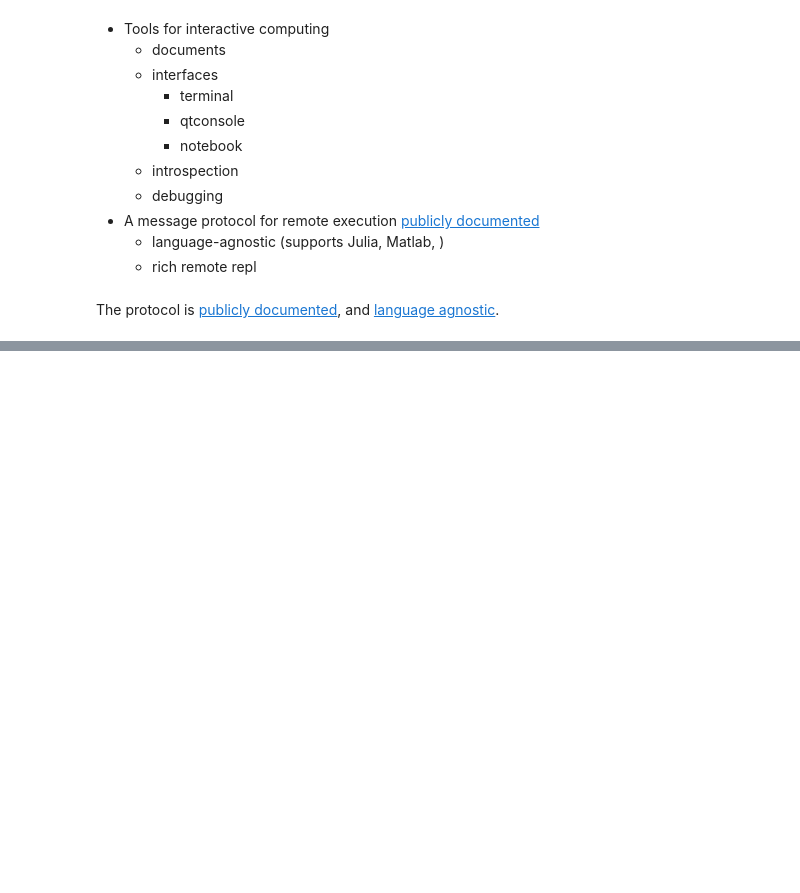
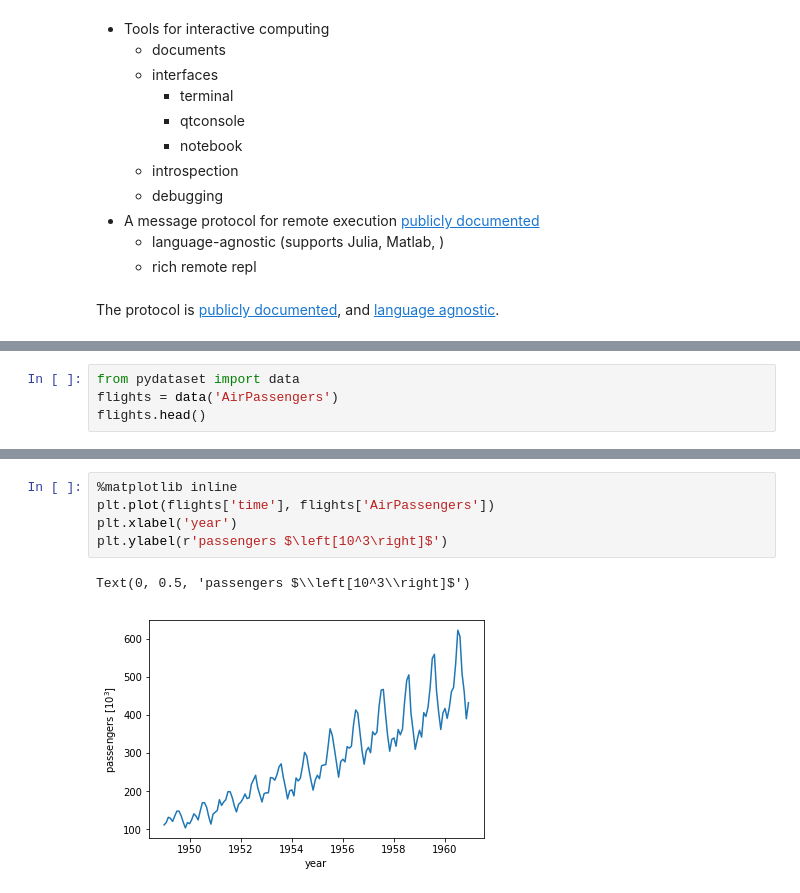
Before and after one commit to lardellin/didactic-bassoon, a Jupyter notebook: Introduction.ipynb, the cells around one changed output, grey strips where cells are left out. Drawn from its saved outputs; the diff is of its cells as text; blank space fills up the shorter version.

```diff
--- a/Introduction.ipynb
+++ b/Introduction.ipynb
@@ -237,0 +395,4 @@ def sum_of_lists(N):
+# %%
+from pydataset import data
+flights = data('AirPassengers')
+flights.head()
@@ -237,0 +406,8 @@ def sum_of_lists(N):
+# %%
+%matplotlib inline
+plt.plot(flights['time'], flights['AirPassengers'])
+plt.xlabel('year')
+plt.ylabel(r'passengers $\left[10^3\right]$')
+# %% [output]
+Text(0, 0.5, 'passengers $\\left[10^3\\right]$')
+[figure, added]
```
Also changed, not shown: parts of 48 cells of this notebook.
